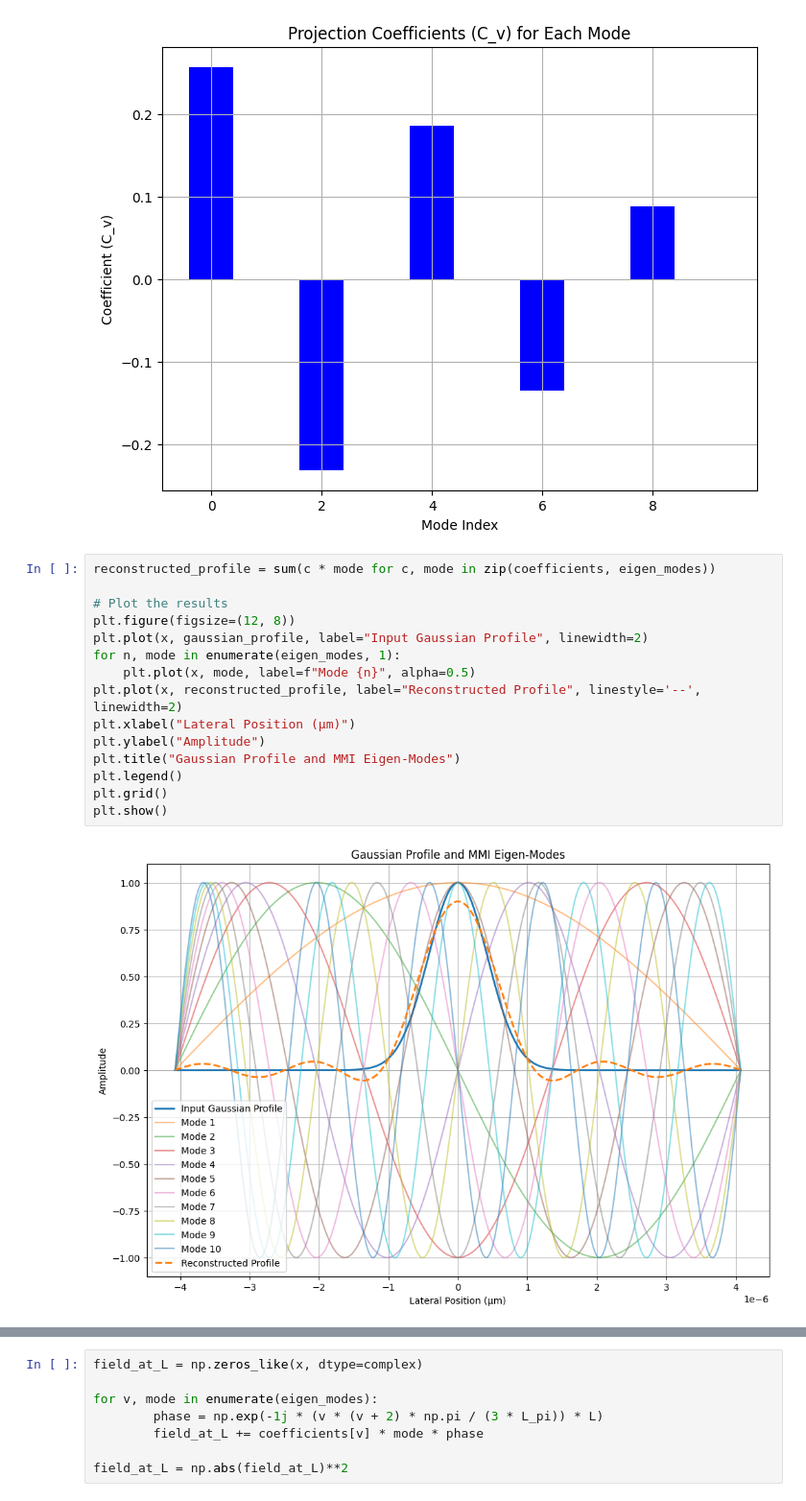
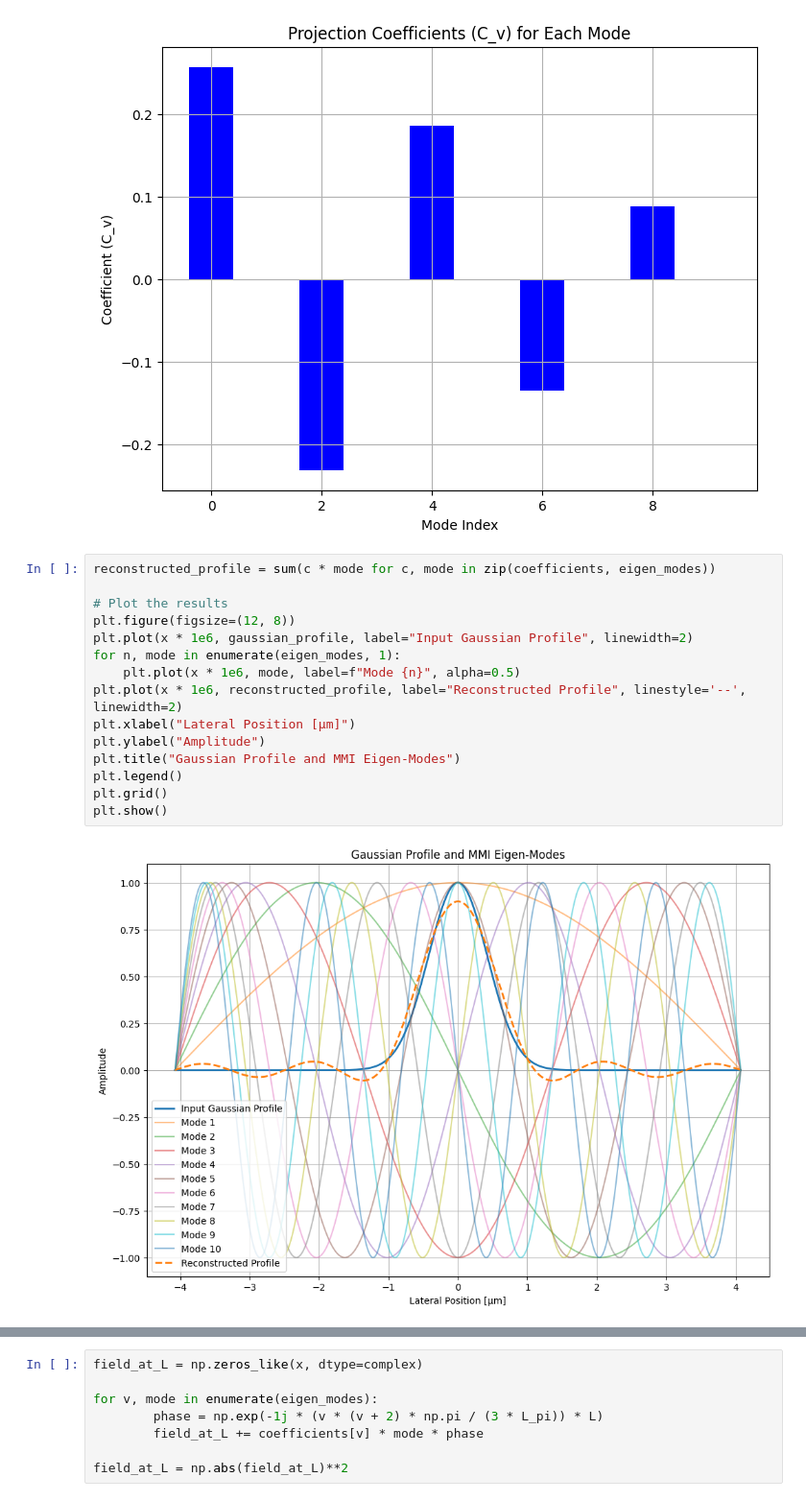
Before and after one commit to yoav-yosifor/photonic-devices, a Jupyter notebook: part1/ques6.ipynb, the cells around one changed output, grey strips where cells are left out. Shown: that part at 96% size. Cells and saved outputs as stored; diff of their text form.

```diff
--- a/part1/ques6.ipynb
+++ b/part1/ques6.ipynb
@@ -119,20 +133,20 @@ plt.show()
 # %%
 reconstructed_profile = sum(c * mode for c, mode in zip(coefficients, eigen_modes))
 
 # Plot the results
 plt.figure(figsize=(12, 8))
-plt.plot(x, gaussian_profile, label="Input Gaussian Profile", linewidth=2)
+plt.plot(x * 1e6, gaussian_profile, label="Input Gaussian Profile", linewidth=2)
 for n, mode in enumerate(eigen_modes, 1):
-    plt.plot(x, mode, label=f"Mode {n}", alpha=0.5)
-plt.plot(x, reconstructed_profile, label="Reconstructed Profile", linestyle='--', linewidth=2)
-plt.xlabel("Lateral Position (µm)")
+    plt.plot(x * 1e6, mode, label=f"Mode {n}", alpha=0.5)
+plt.plot(x * 1e6, reconstructed_profile, label="Reconstructed Profile", linestyle='--', linewidth=2)
+plt.xlabel("Lateral Position [µm]")
 plt.ylabel("Amplitude")
 plt.title("Gaussian Profile and MMI Eigen-Modes")
 plt.legend()
 plt.grid()
 plt.show()
 # %% [output]
-[figure, old version]
+[figure, new version]
 # %%
 z = np.linspace(0, 2 * L_pi, 5000)  # Propagation distance
 intensity = np.zeros((len(x), len(z)))
```
Also changed, not shown: parts of 3 cells of this notebook, 6 other files.
